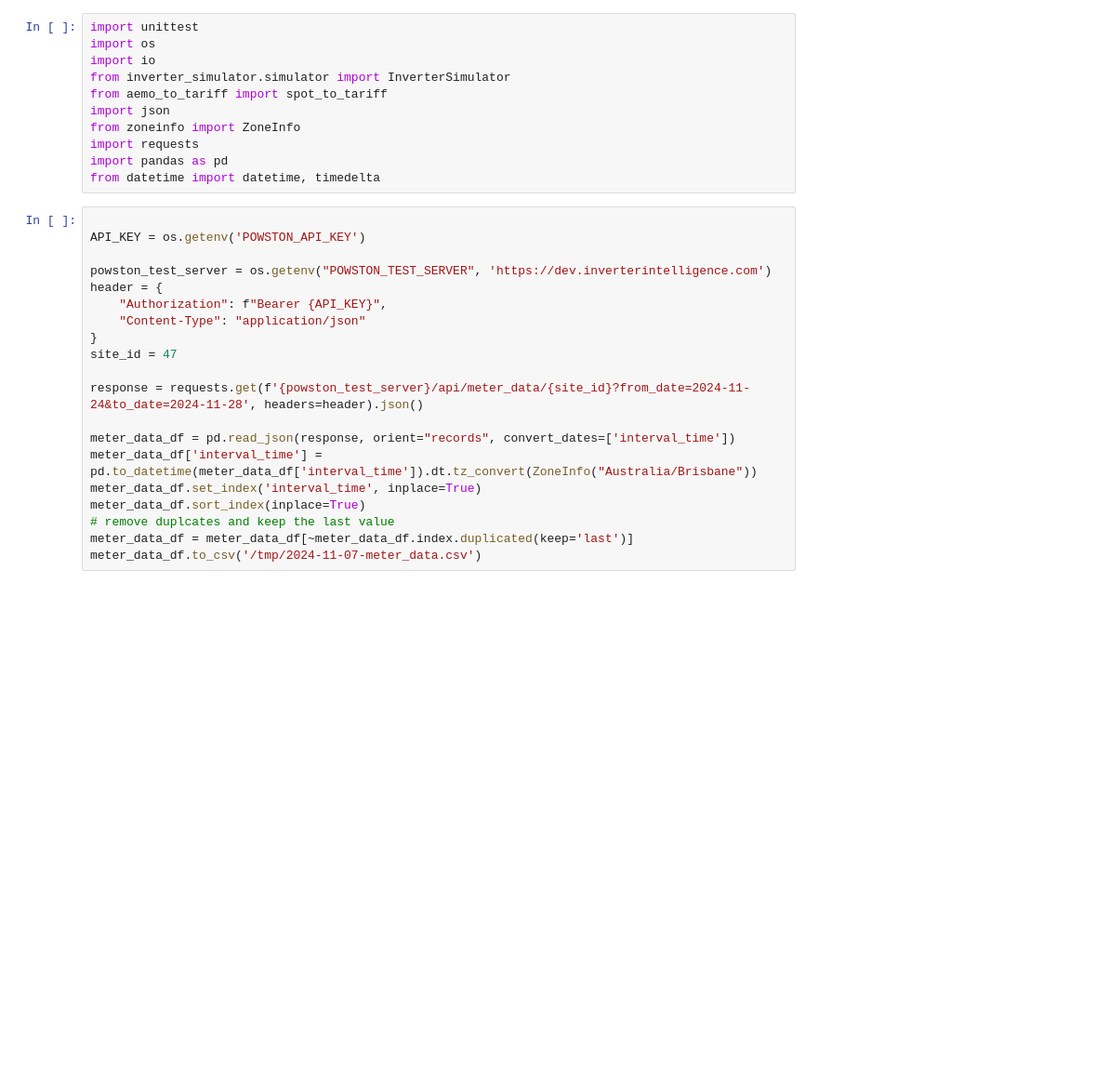
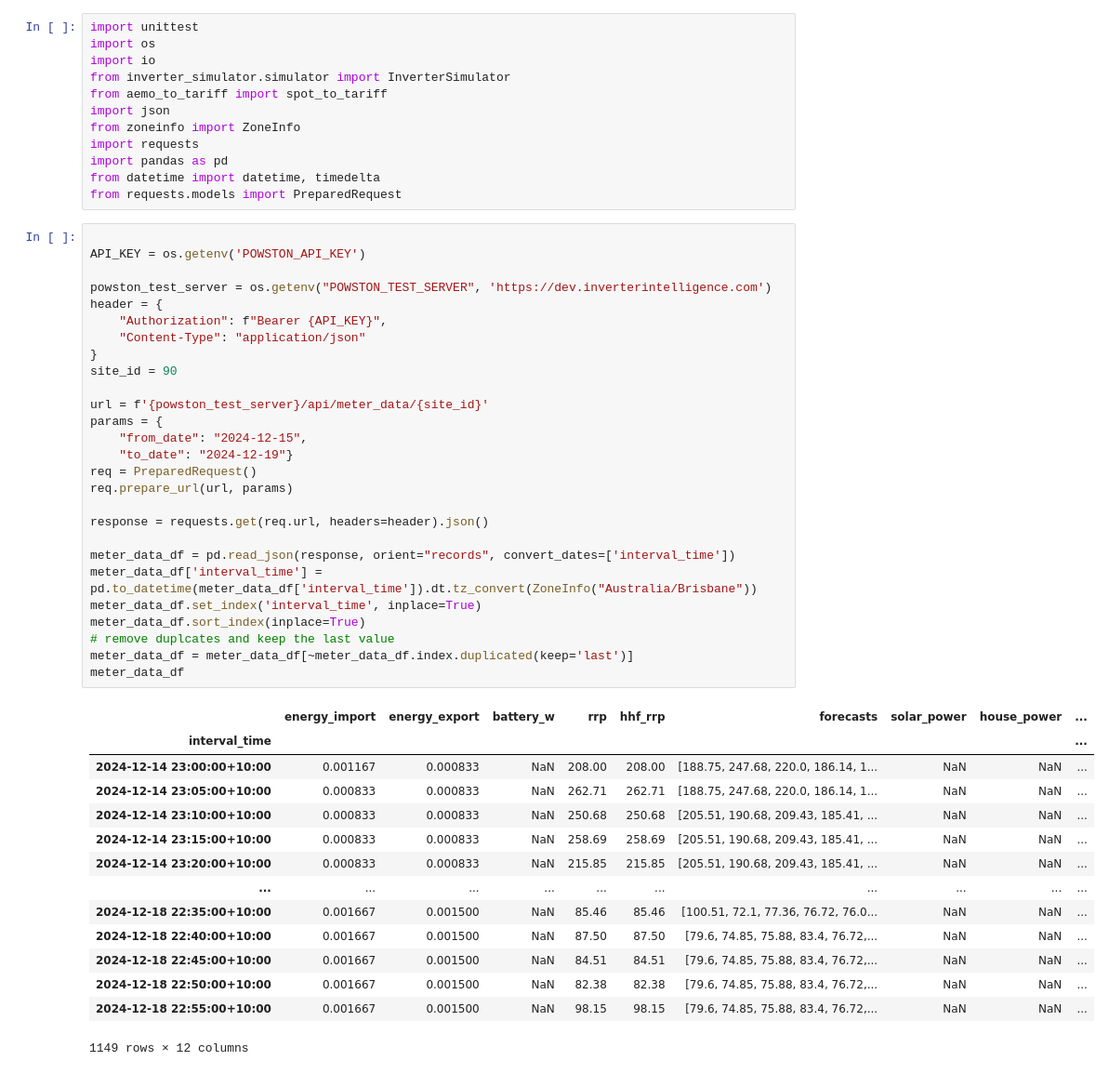
Before and after one commit to rbollar/powston_script, a Jupyter notebook: run-script-sim.ipynb, the cells around one changed output. Shown at 93% size. Cells and saved outputs as stored; diff of their text form; blank space fills up the shorter version.

```diff
--- a/run-script-sim.ipynb
+++ b/run-script-sim.ipynb
@@ -9,24 +9,47 @@ from zoneinfo import ZoneInfo
 import requests
 import pandas as pd
 from datetime import datetime, timedelta
+from requests.models import PreparedRequest
 # %%
 
 API_KEY = os.getenv('POWSTON_API_KEY')
 
 powston_test_server = os.getenv("POWSTON_TEST_SERVER", 'https://dev.inverterintelligence.com')
 header = {
     "Authorization": f"Bearer {API_KEY}",
     "Content-Type": "application/json"
 }
-site_id = 47
+site_id = 90
 
-response = requests.get(f'{powston_test_server}/api/meter_data/{site_id}?from_date=2024-11-24&to_date=2024-11-28', headers=header).json()
+url = f'{powston_test_server}/api/meter_data/{site_id}'
+params = {
+    "from_date": "2024-12-15",
+    "to_date": "2024-12-19"}
+req = PreparedRequest()
+req.prepare_url(url, params)
+
+response = requests.get(req.url, headers=header).json()
 
 meter_data_df = pd.read_json(response, orient="records", convert_dates=['interval_time'])
 meter_data_df['interval_time'] = pd.to_datetime(meter_data_df['interval_time']).dt.tz_convert(ZoneInfo("Australia/Brisbane"))
 meter_data_df.set_index('interval_time', inplace=True)
 meter_data_df.sort_index(inplace=True)
 # remove duplcates and keep the last value
 meter_data_df = meter_data_df[~meter_data_df.index.duplicated(keep='last')]
-meter_data_df.to_csv('/tmp/2024-11-07-meter_data.csv')
+meter_data_df
+# %% [output]
+|  | energy_import | energy_export | battery_w | rrp | hhf_rrp | forecasts | solar_power | house_power | ... |
+| interval_time |  |  |  |  |  |  |  |  | ... |
+| 2024-12-14 23:00:00+10:00 | 0.001167 | 0.000833 | NaN | 208.00 | 208.00 | [188.75, 247.68, 220.0, 186.14, 1... | NaN | NaN | ... |
+| 2024-12-14 23:05:00+10:00 | 0.000833 | 0.000833 | NaN | 262.71 | 262.71 | [188.75, 247.68, 220.0, 186.14, 1... | NaN | NaN | ... |
+| 2024-12-14 23:10:00+10:00 | 0.000833 | 0.000833 | NaN | 250.68 | 250.68 | [205.51, 190.68, 209.43, 185.41, ... | NaN | NaN | ... |
+| 2024-12-14 23:15:00+10:00 | 0.000833 | 0.000833 | NaN | 258.69 | 258.69 | [205.51, 190.68, 209.43, 185.41, ... | NaN | NaN | ... |
+| 2024-12-14 23:20:00+10:00 | 0.000833 | 0.000833 | NaN | 215.85 | 215.85 | [205.51, 190.68, 209.43, 185.41, ... | NaN | NaN | ... |
+| ... | ... | ... | ... | ... | ... | ... | ... | ... | ... |
+| 2024-12-18 22:35:00+10:00 | 0.001667 | 0.001500 | NaN | 85.46 | 85.46 | [100.51, 72.1, 77.36, 76.72, 76.0... | NaN | NaN | ... |
+| 2024-12-18 22:40:00+10:00 | 0.001667 | 0.001500 | NaN | 87.50 | 87.50 | [79.6, 74.85, 75.88, 83.4, 76.72,... | NaN | NaN | ... |
+| 2024-12-18 22:45:00+10:00 | 0.001667 | 0.001500 | NaN | 84.51 | 84.51 | [79.6, 74.85, 75.88, 83.4, 76.72,... | NaN | NaN | ... |
+| 2024-12-18 22:50:00+10:00 | 0.001667 | 0.001500 | NaN | 82.38 | 82.38 | [79.6, 74.85, 75.88, 83.4, 76.72,... | NaN | NaN | ... |
+| 2024-12-18 22:55:00+10:00 | 0.001667 | 0.001500 | NaN | 98.15 | 98.15 | [79.6, 74.85, 75.88, 83.4, 76.72,... | NaN | NaN | ... |
+1149 rows × 12 columns
 # %%
```
Also changed, not shown: parts of 3 cells of this notebook, 1 other file.
